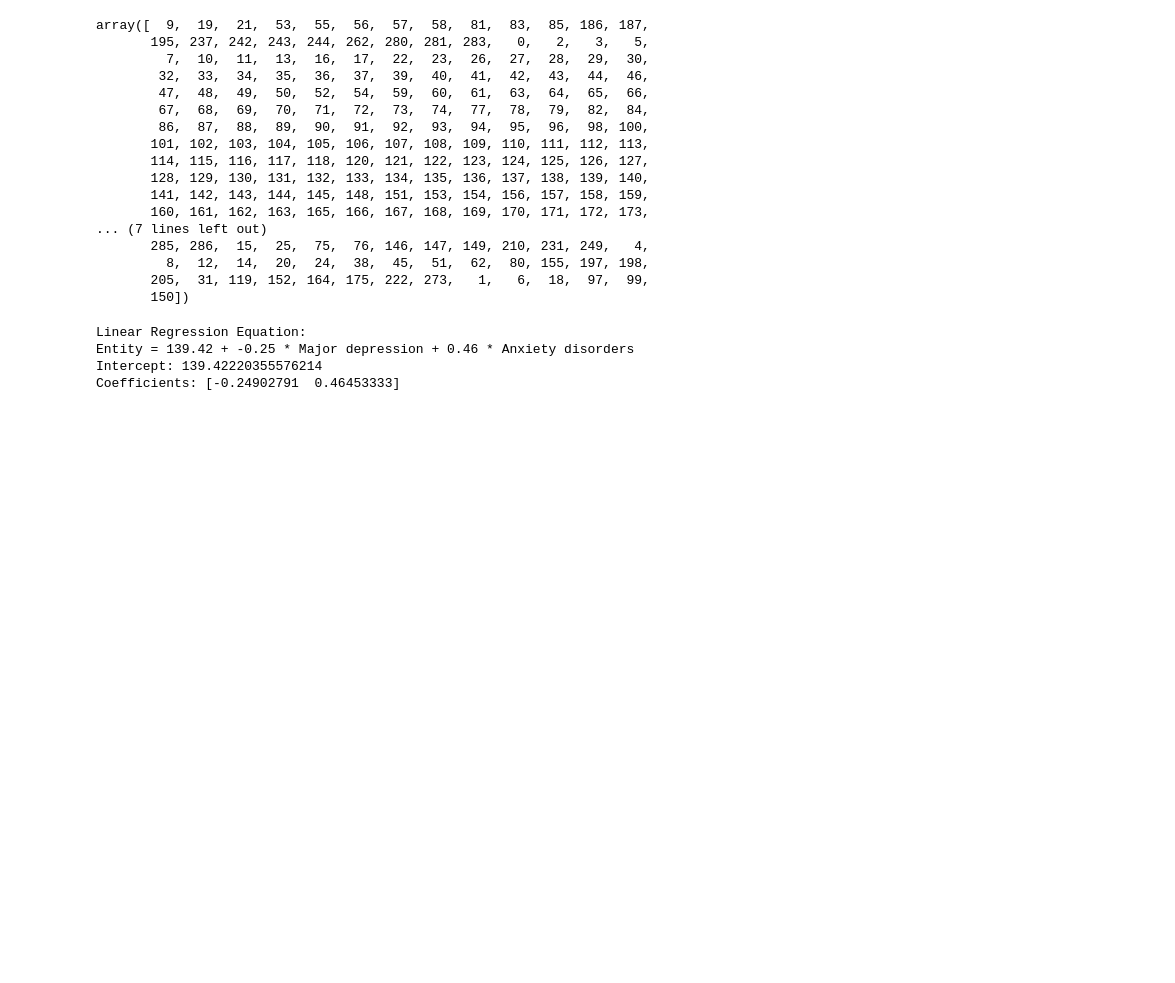
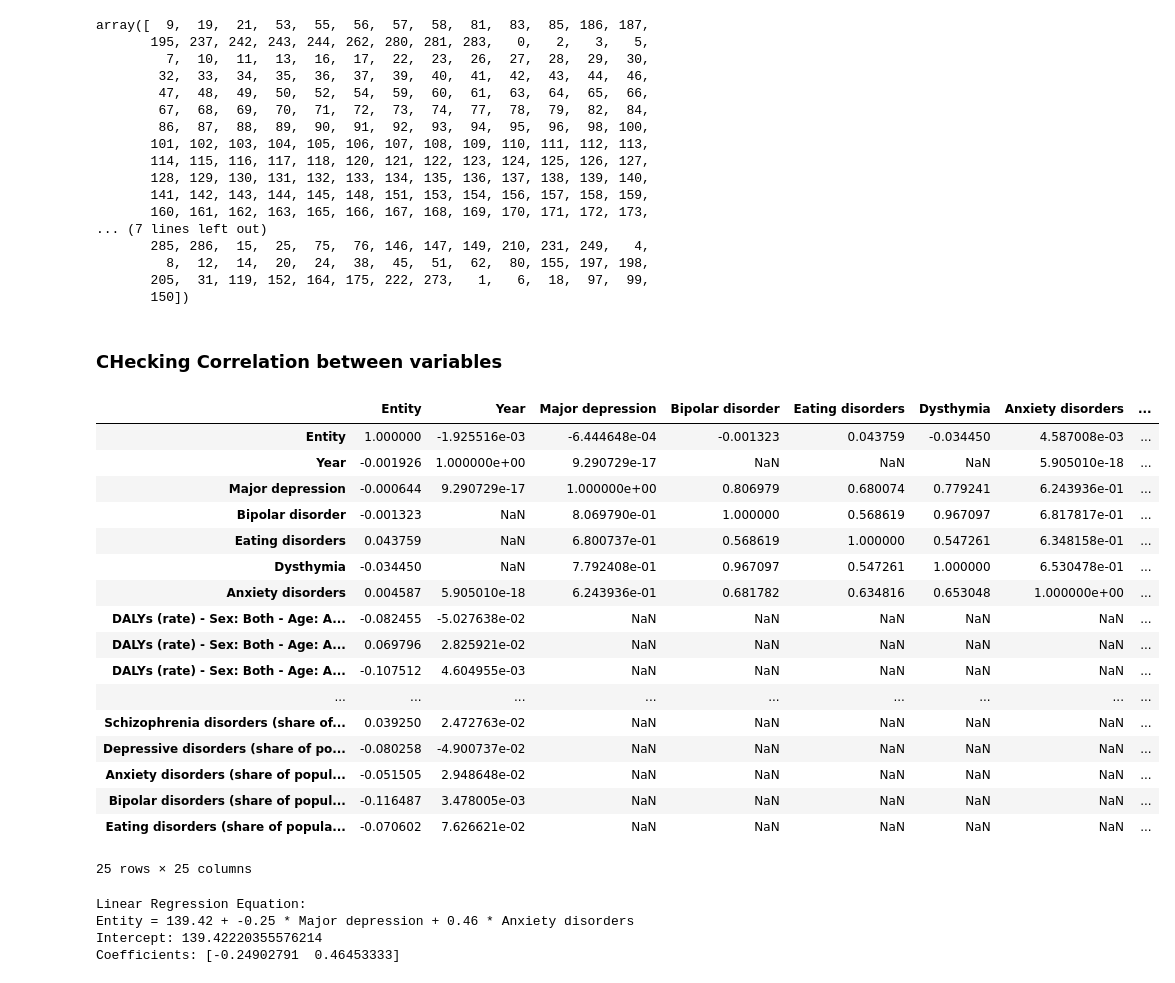
Before and after one commit to CheropS/Mental_health, a Jupyter notebook: index.ipynb, the cells around one changed output. Cells and saved outputs as stored; diff of their text form; code cells hidden in the pictures; blank space fills up the shorter version.

```diff
--- a/index.ipynb
+++ b/index.ipynb
@@ -311,6 +317,34 @@ array([  9,  19,  21,  53,  55,  56,  57,  58,  81,  83,  85, 186, 187,
          8,  12,  14,  20,  24,  38,  45,  51,  62,  80, 155, 197, 198,
        205,  31, 119, 152, 164, 175, 222, 273,   1,   6,  18,  97,  99,
        150])
+# %% [markdown]
+### CHecking Correlation between variables
+# %%
+# Step 1: Select numerical columns
+numerical_cols = combined_df1.select_dtypes(include=['int', 'float'])
+
+# Step 2: Compute correlation matrix
+correlation_matrix = numerical_cols.corr()
+correlation_matrix
+# %% [output]
+|  | Entity | Year | Major depression | Bipolar disorder | Eating disorders | Dysthymia | Anxiety disorders | ... |
+| Entity | 1.000000 | -1.925516e-03 | -6.444648e-04 | -0.001323 | 0.043759 | -0.034450 | 4.587008e-03 | ... |
+| Year | -0.001926 | 1.000000e+00 | 9.290729e-17 | NaN | NaN | NaN | 5.905010e-18 | ... |
+| Major depression | -0.000644 | 9.290729e-17 | 1.000000e+00 | 0.806979 | 0.680074 | 0.779241 | 6.243936e-01 | ... |
+| Bipolar disorder | -0.001323 | NaN | 8.069790e-01 | 1.000000 | 0.568619 | 0.967097 | 6.817817e-01 | ... |
+| Eating disorders | 0.043759 | NaN | 6.800737e-01 | 0.568619 | 1.000000 | 0.547261 | 6.348158e-01 | ... |
+| Dysthymia | -0.034450 | NaN | 7.792408e-01 | 0.967097 | 0.547261 | 1.000000 | 6.530478e-01 | ... |
+| Anxiety disorders | 0.004587 | 5.905010e-18 | 6.243936e-01 | 0.681782 | 0.634816 | 0.653048 | 1.000000e+00 | ... |
+| DALYs (rate) - Sex: Both - Age: A... | -0.082455 | -5.027638e-02 | NaN | NaN | NaN | NaN | NaN | ... |
+| DALYs (rate) - Sex: Both - Age: A... | 0.069796 | 2.825921e-02 | NaN | NaN | NaN | NaN | NaN | ... |
+| DALYs (rate) - Sex: Both - Age: A... | -0.107512 | 4.604955e-03 | NaN | NaN | NaN | NaN | NaN | ... |
+| ... | ... | ... | ... | ... | ... | ... | ... | ... |
+| Schizophrenia disorders (share of... | 0.039250 | 2.472763e-02 | NaN | NaN | NaN | NaN | NaN | ... |
+| Depressive disorders (share of po... | -0.080258 | -4.900737e-02 | NaN | NaN | NaN | NaN | NaN | ... |
+| Anxiety disorders (share of popul... | -0.051505 | 2.948648e-02 | NaN | NaN | NaN | NaN | NaN | ... |
+| Bipolar disorders (share of popul... | -0.116487 | 3.478005e-03 | NaN | NaN | NaN | NaN | NaN | ... |
+| Eating disorders (share of popula... | -0.070602 | 7.626621e-02 | NaN | NaN | NaN | NaN | NaN | ... |
+25 rows × 25 columns
 # %%
 # Regression Model to check the relationship between Churn, gender, contract and Phone service
 # Extract features (independent variables) and target (dependent variable)
```
Also changed, not shown: parts of 3 cells of this notebook.
